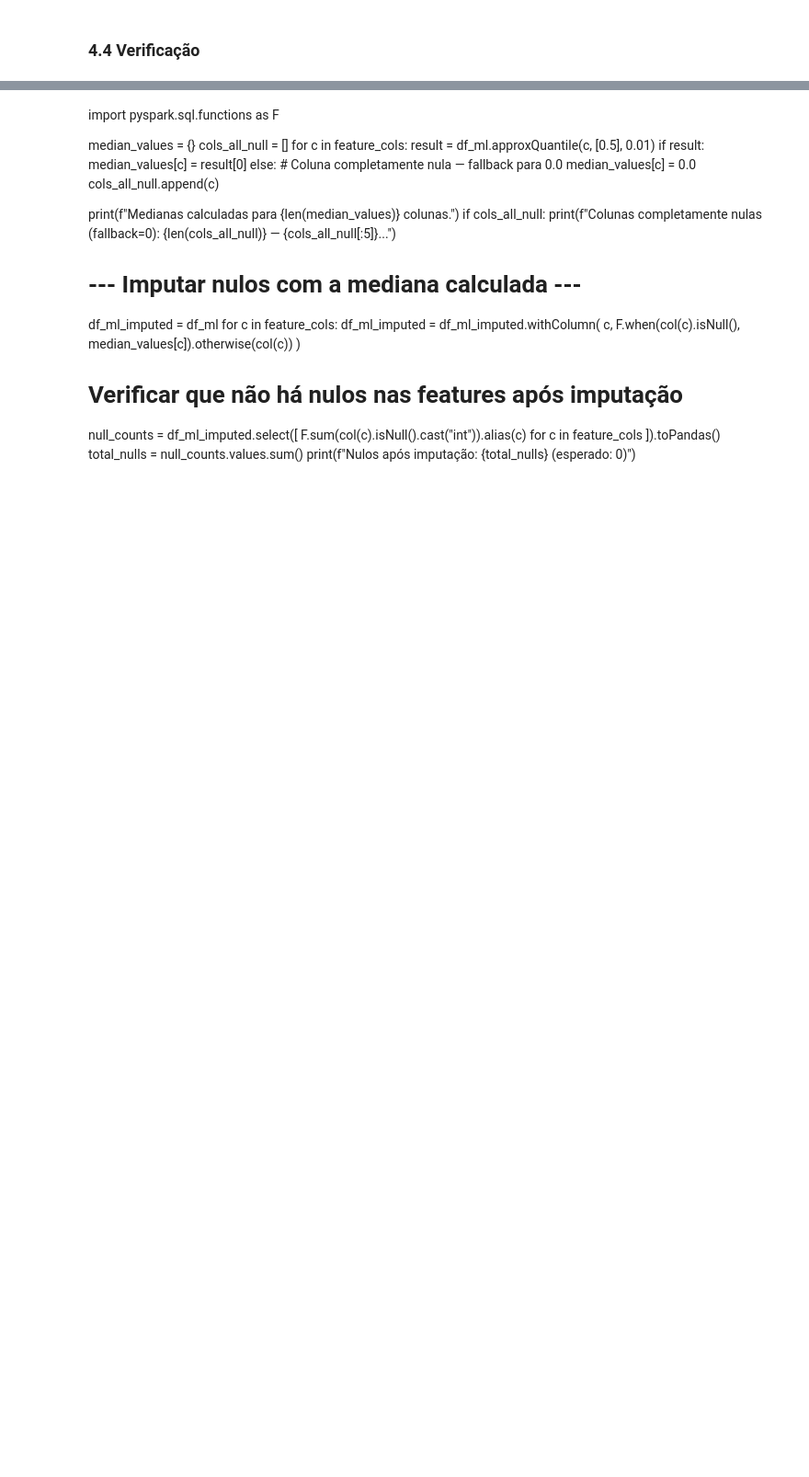
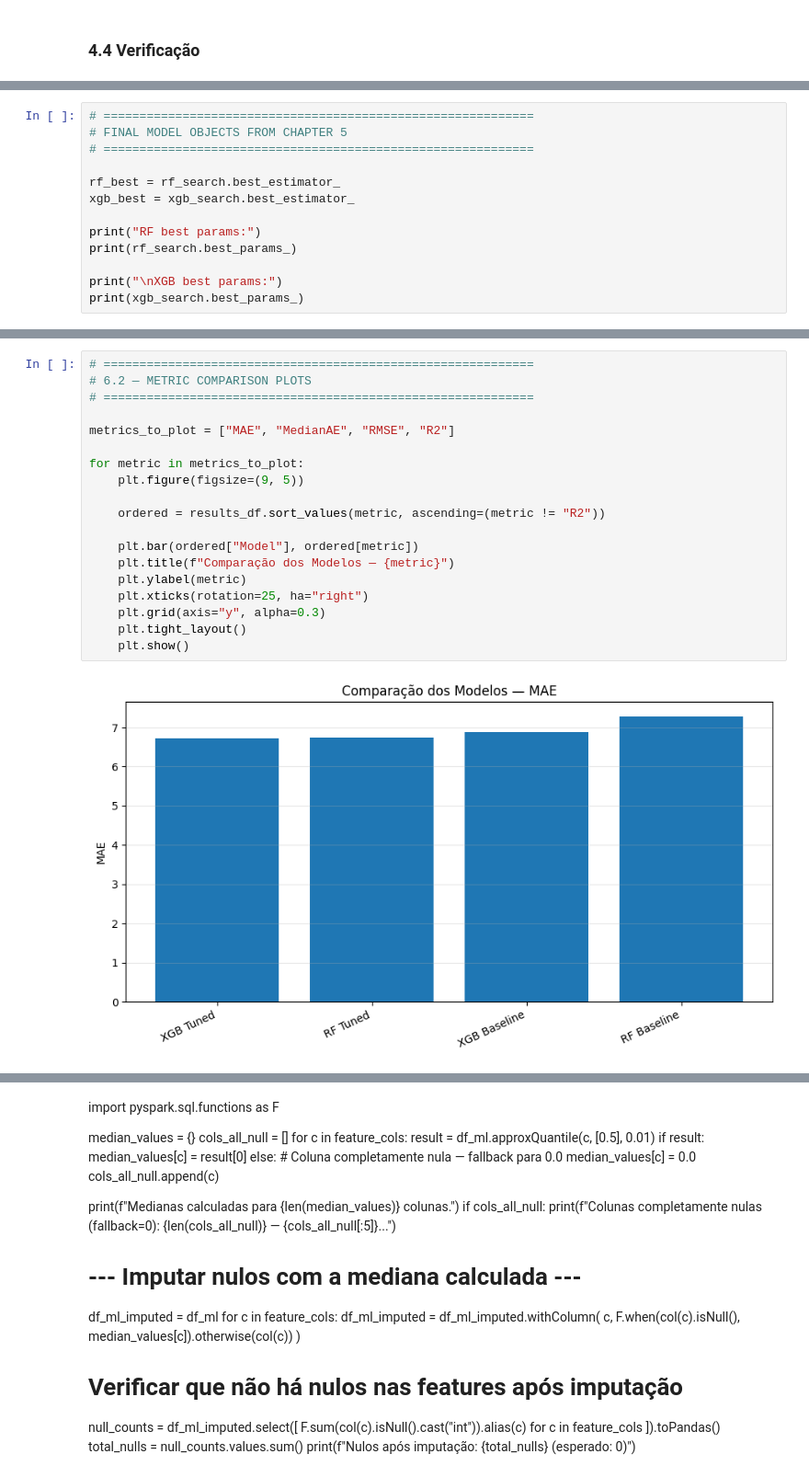
Before and after one commit to Miloquinhas/MIMIC-EDU-Machine-Learning-Pipeline, a Jupyter notebook: MIMIC.ipynb, the cells around one changed output, grey strips where cells are left out. Shown at 92% size. Saved outputs shown, nothing was run; the diff lists cells and outputs as text; blank space fills up the shorter version.

```diff
--- a/MIMIC.ipynb
+++ b/MIMIC.ipynb
@@ -803,0 +1414,13 @@ Métricas de avaliação para regressão:
+# %%
+# ============================================================
+# FINAL MODEL OBJECTS FROM CHAPTER 5
+# ============================================================
+
+rf_best = rf_search.best_estimator_
+xgb_best = xgb_search.best_estimator_
+
+print("RF best params:")
+print(rf_search.best_params_)
+
+print("\nXGB best params:")
+print(xgb_search.best_params_)
@@ -803,0 +1495,21 @@ Métricas de avaliação para regressão:
+# %%
+# ============================================================
+# 6.2 — METRIC COMPARISON PLOTS
+# ============================================================
+
+metrics_to_plot = ["MAE", "MedianAE", "RMSE", "R2"]
+
+for metric in metrics_to_plot:
+    plt.figure(figsize=(9, 5))
+
+    ordered = results_df.sort_values(metric, ascending=(metric != "R2"))
+
+    plt.bar(ordered["Model"], ordered[metric])
+    plt.title(f"Comparação dos Modelos — {metric}")
+    plt.ylabel(metric)
+    plt.xticks(rotation=25, ha="right")
+    plt.grid(axis="y", alpha=0.3)
+    plt.tight_layout()
+    plt.show()
+# %% [output]
+[figure, added]
```
Also changed, not shown: parts of 61 cells of this notebook, 4 other files.
